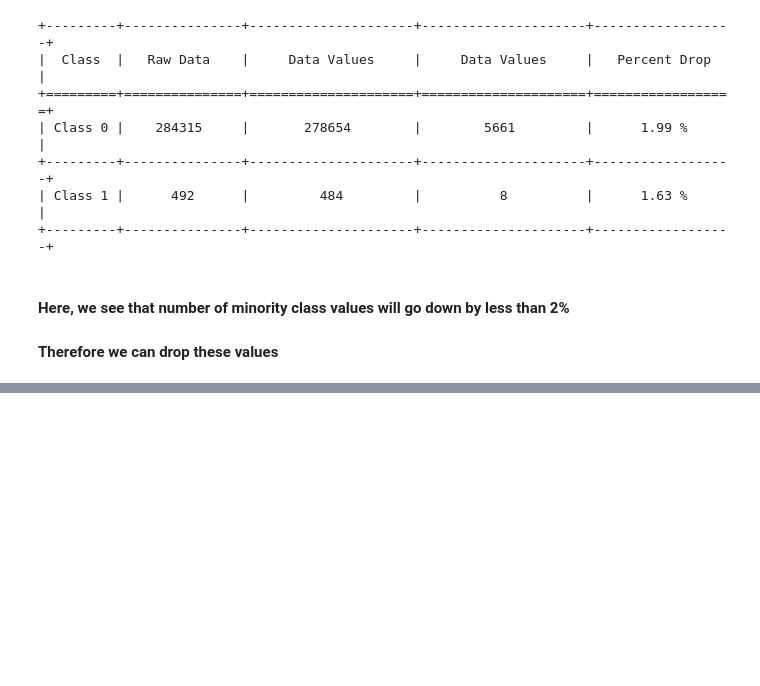
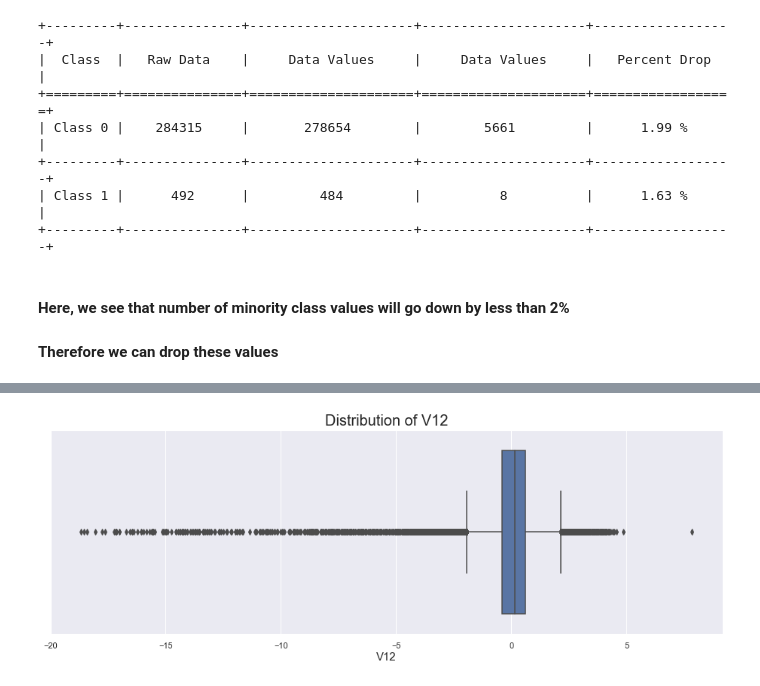
Before and after one commit to akshaykadam100/Credit-Card-Fraud-Detection, a Jupyter notebook: modelling/V1_Akshay_Kadam_DML2070010.ipynb, the cells around one changed output, grey strips where cells are left out. Drawn from its saved outputs; the diff is of its cells as text; code cells hidden in the pictures; blank space fills up the shorter version.

```diff
--- a/modelling/V1_Akshay_Kadam_DML2070010.ipynb
+++ b/modelling/V1_Akshay_Kadam_DML2070010.ipynb
@@ -732,0 +800,4 @@ raw_data = raw_data[
+# %%
+plot_box_graph(series=raw_data.V12)
+# %% [output]
+[figure, added]
```
Also changed, not shown: parts of 103 cells of this notebook.
